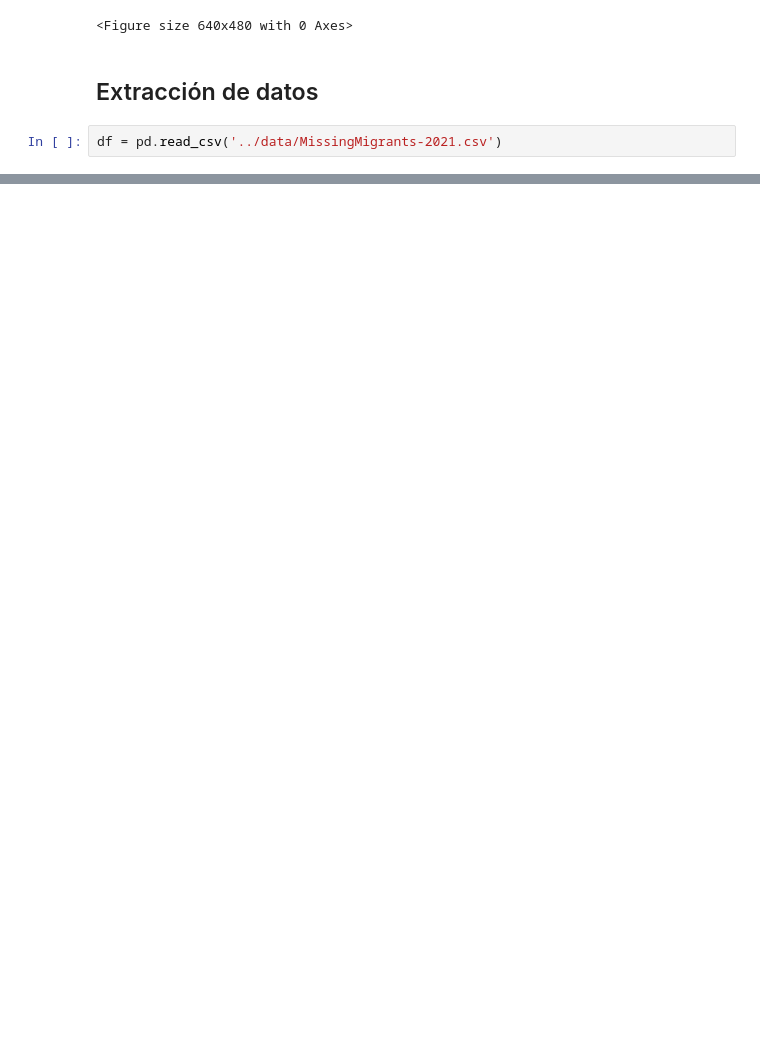
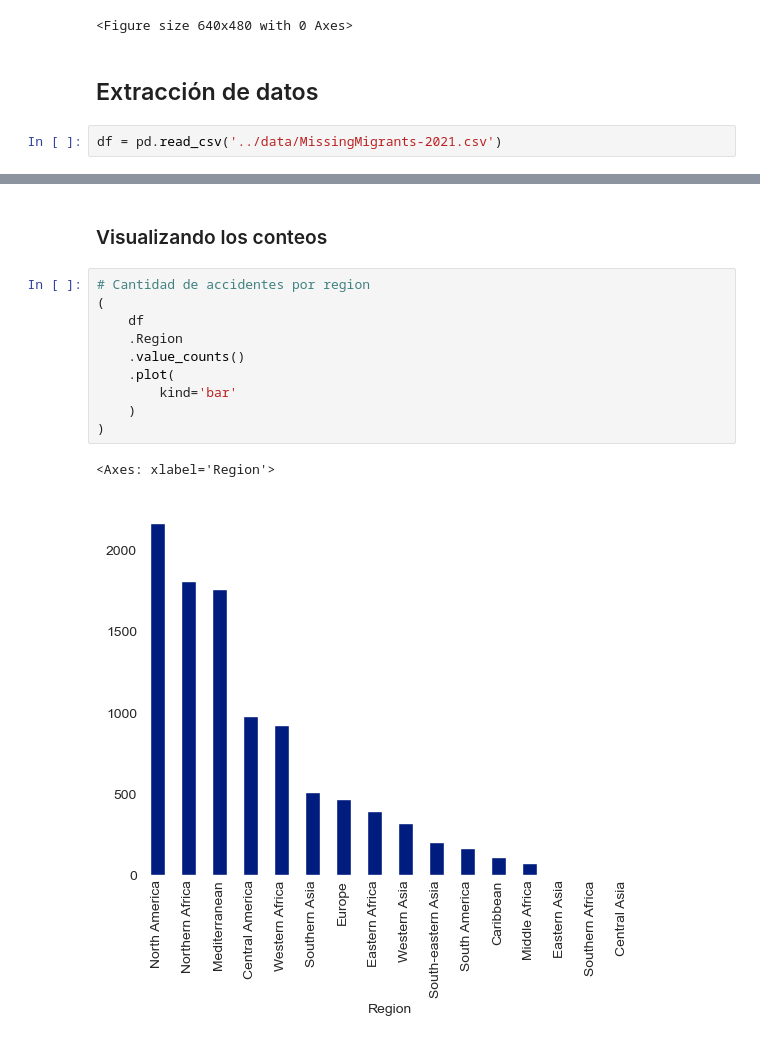
Before and after one commit to gianmarco-holm/MissingMigrants_EDA, a Jupyter notebook: notebooks/EDA.ipynb, the cells around one changed output, grey strips where cells are left out. Saved outputs shown, nothing was run; the diff lists cells and outputs as text; blank space fills up the shorter version.

```diff
--- a/notebooks/EDA.ipynb
+++ b/notebooks/EDA.ipynb
@@ -31,0 +207,15 @@ df = pd.read_csv('../data/MissingMigrants-2021.csv')
+# %% [markdown]
+### Visualizando los conteos
+# %%
+# Cantidad de accidentes por region
+(
+    df
+    .Region
+    .value_counts()
+    .plot(
+        kind='bar'
+    )
+)
+# %% [output]
+<Axes: xlabel='Region'>
+[figure, added]
```
Also changed, not shown: parts of 60 cells of this notebook.
